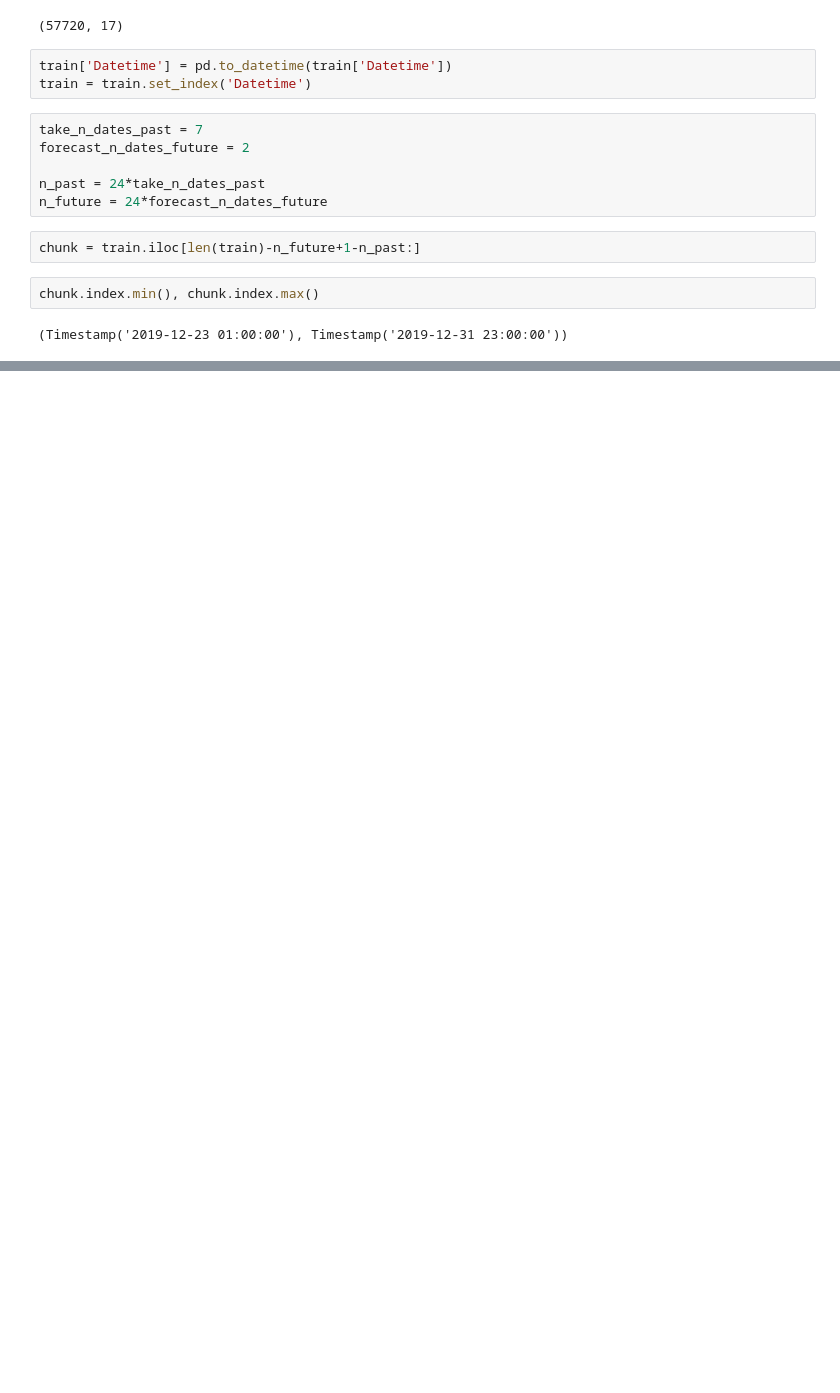
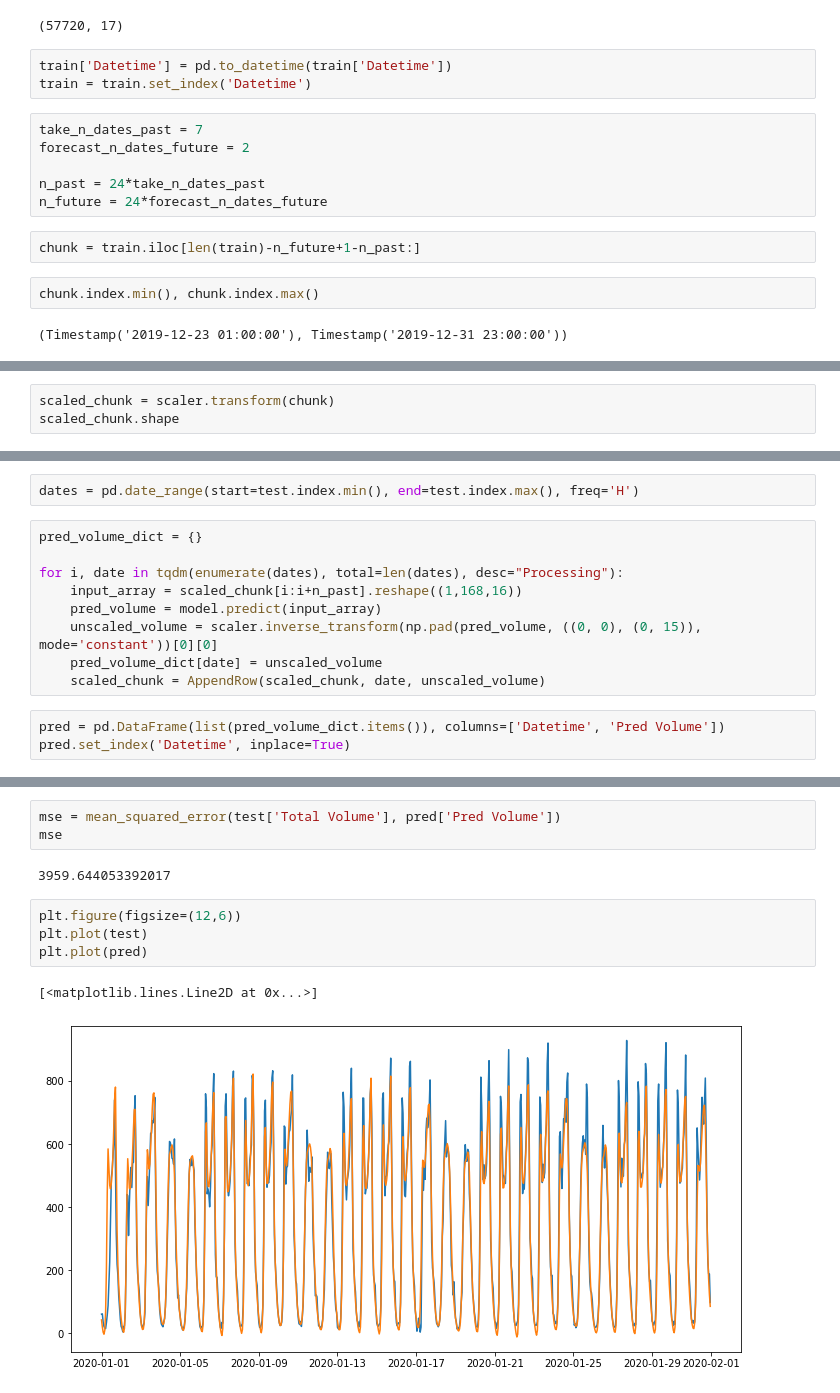
Before and after one commit to poolkit/Traffic-Flow-Forecasting, a Jupyter notebook: Testing.ipynb, the cells around one changed output, grey strips where cells are left out. Saved outputs shown, nothing was run; the diff lists cells and outputs as text; blank space fills up the shorter version.

Commit message:
testing done. model working fine.

```diff
--- a/Testing.ipynb
+++ b/Testing.ipynb
@@ -111,0 +150,3 @@ for i, d in enumerate(x):
+# %%
+scaled_chunk = scaler.transform(chunk)
+scaled_chunk.shape
@@ -111,0 +155,14 @@ for i, d in enumerate(x):
+# %%
+dates = pd.date_range(start=test.index.min(), end=test.index.max(), freq='H')
+# %%
+pred_volume_dict = {}
+
+for i, date in tqdm(enumerate(dates), total=len(dates), desc="Processing"):
+    input_array = scaled_chunk[i:i+n_past].reshape((1,168,16))
+    pred_volume = model.predict(input_array)
+    unscaled_volume = scaler.inverse_transform(np.pad(pred_volume, ((0, 0), (0, 15)), mode='constant'))[0][0]
+    pred_volume_dict[date] = unscaled_volume
+    scaled_chunk = AppendRow(scaled_chunk, date, unscaled_volume)
+# %%
+pred = pd.DataFrame(list(pred_volume_dict.items()), columns=['Datetime', 'Pred Volume'])
+pred.set_index('Datetime', inplace=True)
@@ -111,0 +186,12 @@ for i, d in enumerate(x):
+# %%
+mse = mean_squared_error(test['Total Volume'], pred['Pred Volume'])
+mse
+# %% [output]
+3959.644053392017
+# %%
+plt.figure(figsize=(12,6))
+plt.plot(test)
+plt.plot(pred)
+# %% [output]
+[<matplotlib.lines.Line2D at 0x...>]
+[figure, added]
```
Also changed, not shown: parts of 16 cells of this notebook, 3 other files.
